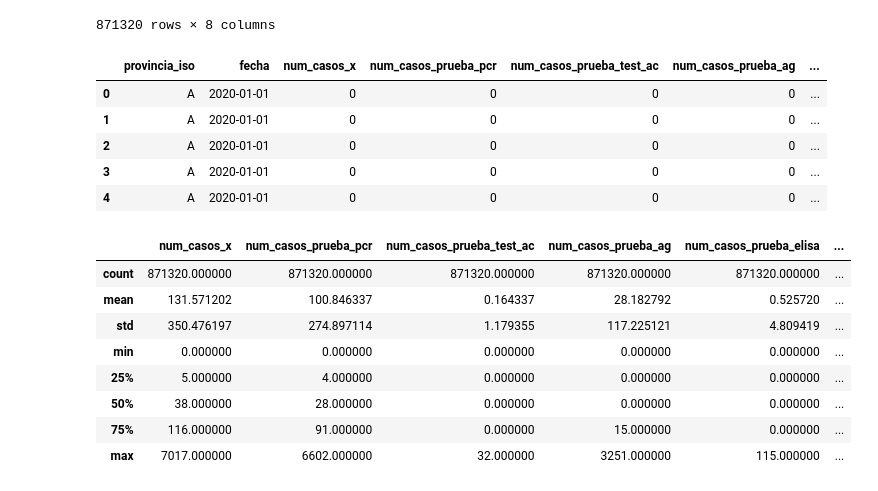
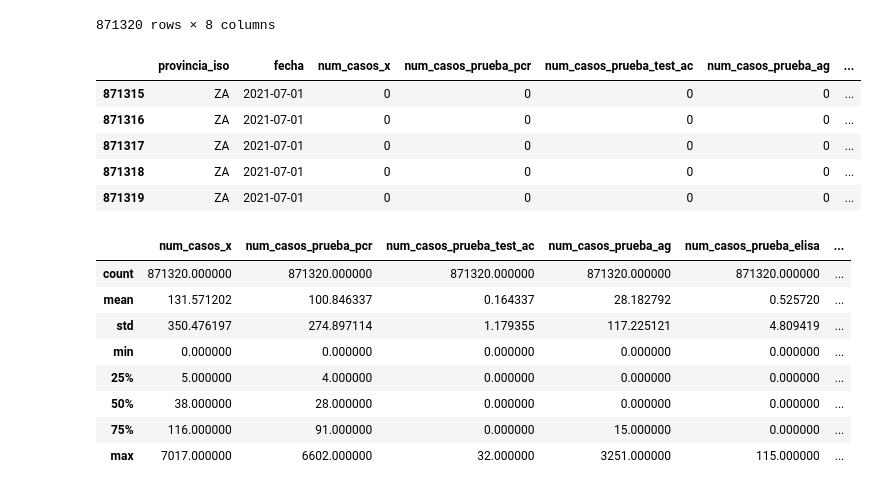
Before and after one commit to Pierre-mulliez1/predict_covid, a Jupyter notebook: EDA.ipynb, the cells around one changed output. Drawn from its saved outputs; the diff is of its cells as text; code cells hidden in the pictures.

```diff
--- a/EDA.ipynb
+++ b/EDA.ipynb
@@ -42,12 +42,12 @@ complete_df= complete_df.drop(['num_casos_y'], axis=1)
-# %%
-complete_df.head()
-# %% [output]
-|  | provincia_iso | fecha | num_casos_x | num_casos_prueba_pcr | num_casos_prueba_test_ac | num_casos_prueba_ag | ... |
-| 0 | A | 2020-01-01 | 0 | 0 | 0 | 0 | ... |
-| 1 | A | 2020-01-01 | 0 | 0 | 0 | 0 | ... |
-| 2 | A | 2020-01-01 | 0 | 0 | 0 | 0 | ... |
-| 3 | A | 2020-01-01 | 0 | 0 | 0 | 0 | ... |
-| 4 | A | 2020-01-01 | 0 | 0 | 0 | 0 | ... |
+# %%
+complete_df.tail(5)
+# %% [output]
+|  | provincia_iso | fecha | num_casos_x | num_casos_prueba_pcr | num_casos_prueba_test_ac | num_casos_prueba_ag | ... |
+| 871315 | ZA | 2021-07-01 | 0 | 0 | 0 | 0 | ... |
+| 871316 | ZA | 2021-07-01 | 0 | 0 | 0 | 0 | ... |
+| 871317 | ZA | 2021-07-01 | 0 | 0 | 0 | 0 | ... |
+| 871318 | ZA | 2021-07-01 | 0 | 0 | 0 | 0 | ... |
+| 871319 | ZA | 2021-07-01 | 0 | 0 | 0 | 0 | ... |
 # %%
 complete_df.describe()
 # %% [output]
```
Also changed, not shown: parts of 19 cells of this notebook, 3 other files.
